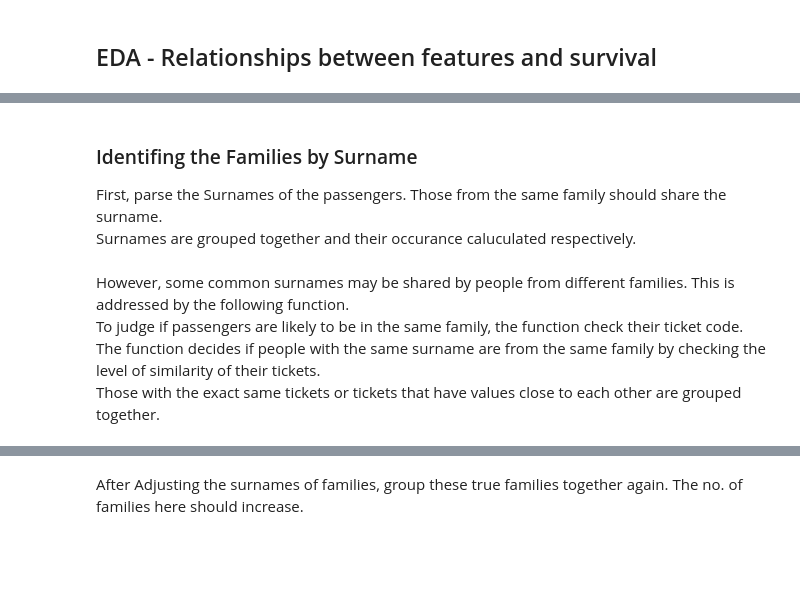
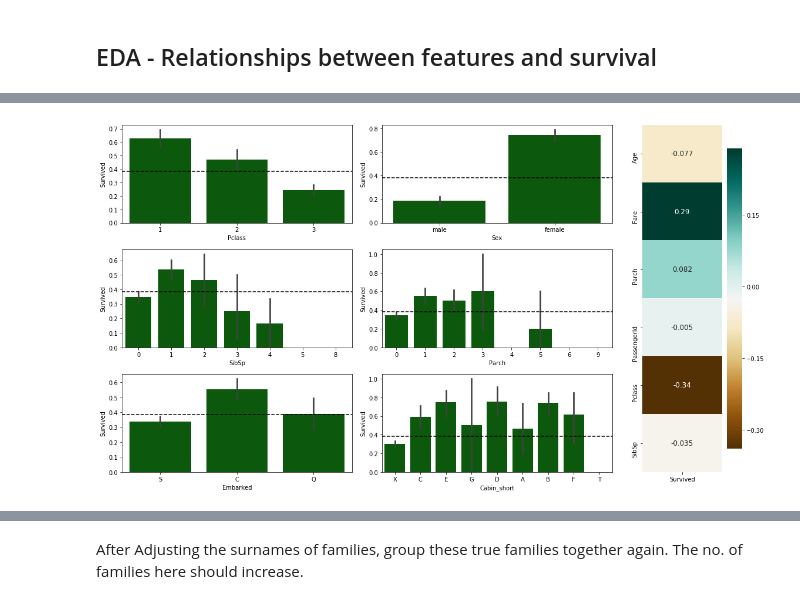
Before and after one commit to GeoffW41/Kaggle-titanic, a Jupyter notebook: titanic.ipynb, the cells around one changed output, grey strips where cells are left out. Saved outputs shown, nothing was run; the diff lists cells and outputs as text; code cells hidden in the pictures; blank space fills up the shorter version.

```diff
--- a/titanic.ipynb
+++ b/titanic.ipynb
@@ -106,2 +208,0 @@ plt.title('Across All Classes');
-# %%
-full['Child'] = (full['Age'] <= 14).astype(int)
@@ -121,27 +208,0 @@ def parse_surname(s):
-# %% [markdown]
-### Identifing the Families by Surname
-First, parse the Surnames of the passengers. Those from the same family should share the surname. <br>
-Surnames are grouped together and their occurance caluculated respectively.
-# %%
-family = pd.DataFrame()
-
-# Parse Surname from Name
-family['Surname'] = full.Name.map(parse_surname)
-
-# Assign codes to surname for later grouping
-surname_count_dict = {}
-surname_code_dict = {}
-for i, name in enumerate(family['Surname'].unique()):
-    surname_count_dict[name] = sum(family['Surname']==name)
-    surname_code_dict[name] = i
-
-family['SurnameCode'] = family['Surname'].map(surname_code_dict)
-family['SurnameSize'] = family['Surname'].map(surname_count_dict)
-family['FamilySize'] = 1 + full.Parch + full.SibSp # True Family Size
-
-# Examples with common surname
-display(full[family.Surname == 'Smith'])
-# %% [markdown]
-However, some common surnames may be shared by people from different families. This is addressed by the following function. <br>
-To judge if passengers are likely to be in the same family, the function check their ticket code.  <br>
-The function decides if people with the same surname are from the same family by checking the level of  similarity of their tickets. <br>Those with the exact same tickets or tickets that have values close to each other are grouped together.
@@ -200,0 +209,18 @@ display(family[family.Surname == 'Smith'])
+# %%
+# Plot all categorical features with Survival rate
+var_to_plot = ['Pclass','Sex','SibSp','Parch','Embarked','Cabin_short']
+
+f, axs = plt.subplots(3,5, sharey=True)
+coord = [(0,0),(0,2),(1,0),(1,2),(2,0),(2,2)]
+for i,key in enumerate(var_to_plot): # except feature Survived
+    plt.subplot2grid((3,5),(coord[i]),rowspan=1,colspan=2);
+    sns.barplot(data = full, x= key, y='Survived', color='darkgreen');
+    plt.axhline(y=0.3838, color='k', linestyle='--')
+
+# Plot Correlation
+corr = pd.DataFrame(full.corr()['Survived'][:-1])
+plt.subplot2grid((3,5),(0,4),rowspan=3,colspan=1);
+sns.heatmap(corr, cmap = "BrBG", annot = True, annot_kws = {'fontsize': 12 });
+plt.tight_layout()
+# %% [output]
+[figure, added]
```
Also changed, not shown: parts of 87 cells of this notebook.
